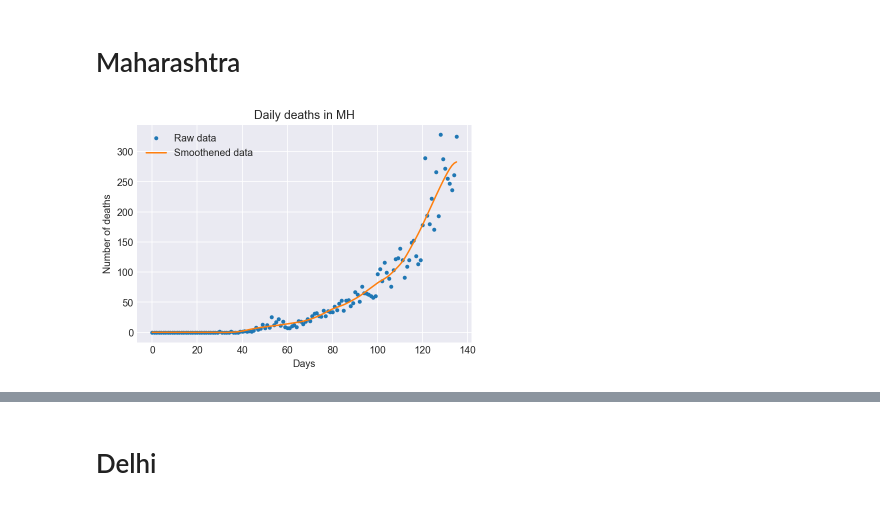
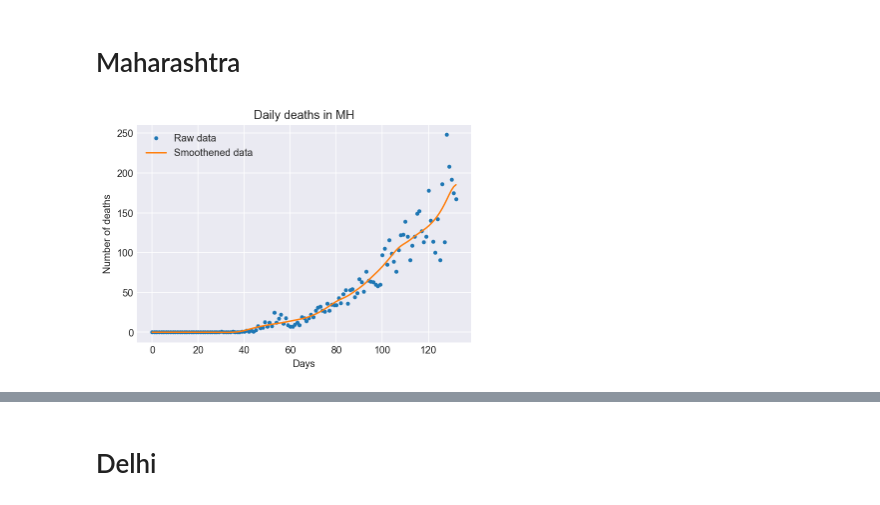
Before and after one commit to anag004/covid-model, a Jupyter notebook: SIRD_model.ipynb, the cells around one changed output, grey strips where cells are left out. Drawn from its saved outputs; the diff is of its cells as text; code cells hidden in the pictures.

```diff
--- a/SIRD_model.ipynb
+++ b/SIRD_model.ipynb
@@ -438,23 +422,17 @@ get_model_stats_v2(model=sird_sd,
+# %%
+data_mh[-12] = 140
 # %%
-# Get death data for MH
-fetcher = DataFetcherState()
-fetcher.fetch()
-data_mh = np.array(fetcher.data['mh']['deceased'], dtype=float) # Starting date is 14th March
-data_mh = np.concatenate((np.zeros(27), data_mh))
-
-data_mh[121] -= 1200
-data_mh[121:] += 1200.0 / data_mh[121:].shape[0]
 
 smooth_data_mh = smoothen(smoothen(smoothen(smoothen(savgol_filter(data_mh, 37, 3), 1), 1), 1), 1)
 plt.plot(data_mh, '.', label="Raw data")
 plt.plot(smooth_data_mh, label="Smoothened data")
 plt.title("Daily deaths in MH")
 plt.xlabel("Days")
 plt.ylabel("Number of deaths")
 plt.legend()
 plt.show()
 # %% [output]
-[figure, old version]
+[figure, new version]
 # %%
 # Get social distancing data for MH
 # Preprocess social distancing data
```
Also changed, not shown: parts of 14 cells of this notebook.
